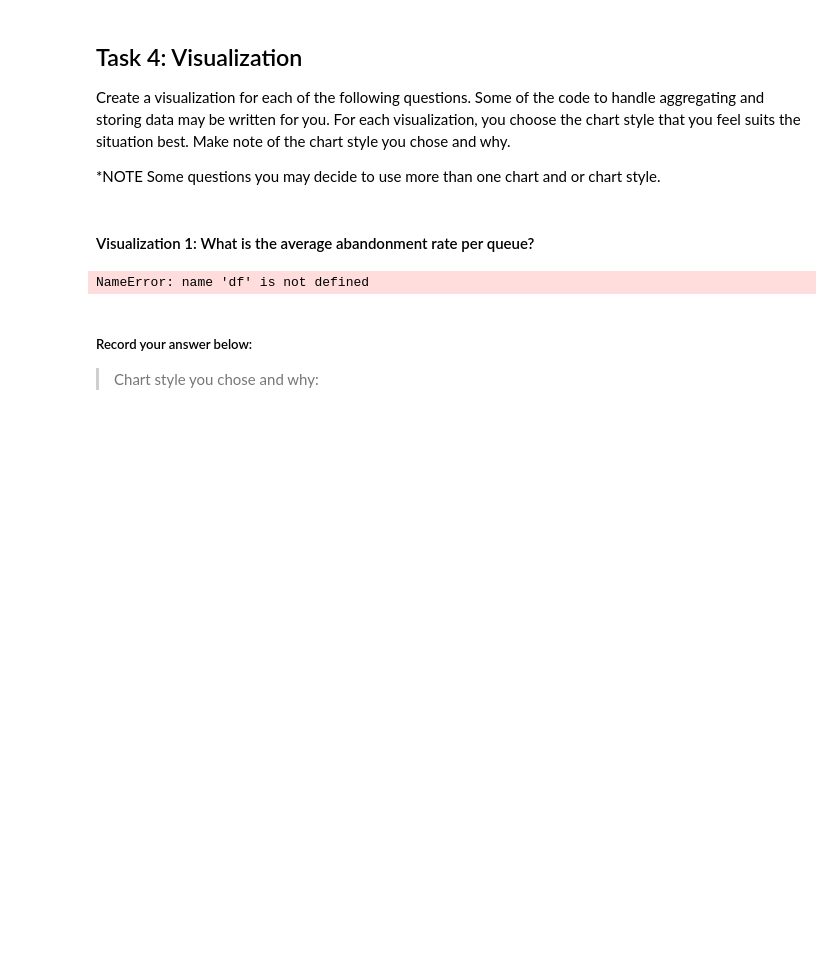
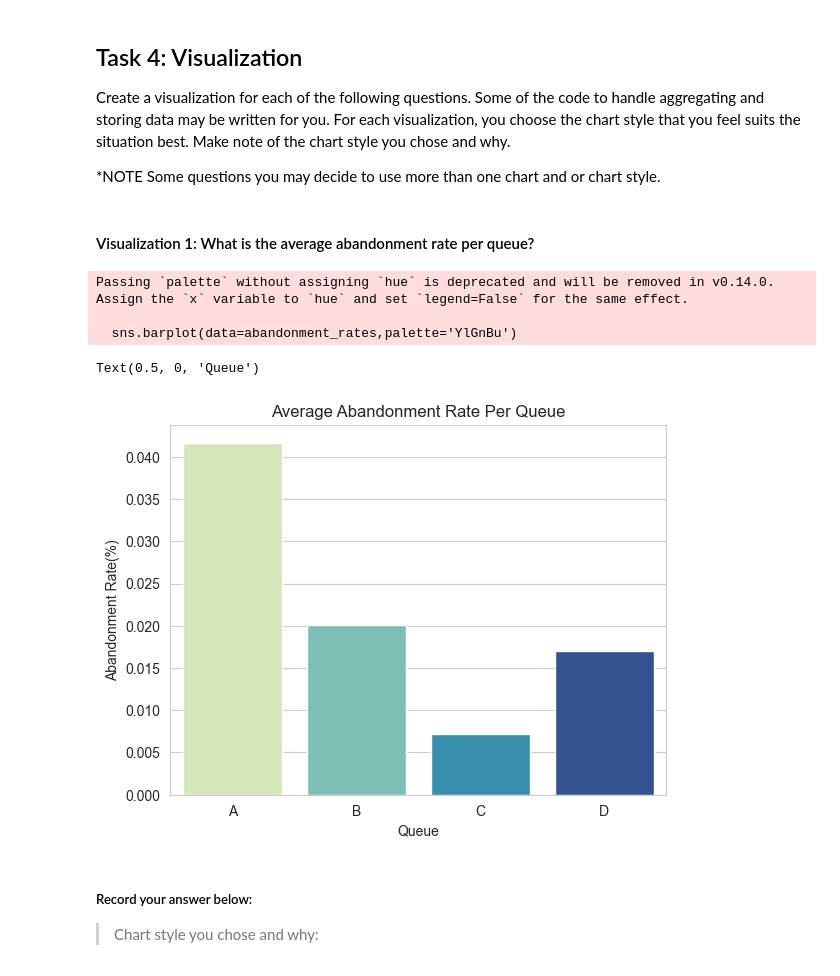
Before and after one commit to Jumbocar/call-center-cleanup-assignment, a Jupyter notebook: Call_Center_Cleanup.ipynb, the cells around one changed output. Drawn from its saved outputs; the diff is of its cells as text; code cells hidden in the pictures; blank space fills up the shorter version.

```diff
--- a/Call_Center_Cleanup.ipynb
+++ b/Call_Center_Cleanup.ipynb
@@ -116,10 +145,10 @@ Now you need to clean up the datasets. When cleaning the datasets, you may find
 #### Cleaning Question 1:  Is there any missing data and if yes explain what you would do with the missing data and why?
 # %%
 # Question 1 solution below
-north_df.isna().sum()
-north_df = north_df.fillna(0)
-south_df.isna().sum()
-south_df = south_df.fillna(0)
+# north_df.isna().sum()
+fill_north = north_df.fillna(0)
+# south_df.isna().sum()
+fill_south = south_df.fillna(0)
 # %% [markdown]
 #### Record your answer below:
 
@@ -161,6 +210,6 @@ Before you begin answering any questions, combine the two datasets together to c
 * Add additional code blocks as needed to show how you came to your conclusions. Add comments in your code blocks to help others understand your thinking. Record your answer below.
 # %%
 # Create dataframe for the entire company named df
-df = pd.concat([north_df,south_df])
+df = pd.concat([fill_north,fill_south])
 # I used the merge function to combine the north and south dataframes into one.
 df
@@ -257,17 +358,26 @@ Create a visualization for each of the following questions. Some of the code to
 # %%
 # Create visualization 1 here
 # Import any additional libraries needed with alias
-
+import seaborn as sns
 # The dictionary abandonment_rates has the data you need.
 abandonment_rates = {}
 queues = ["A", "B", "C", "D"]
 queue_dict = df.groupby("Queue").agg("sum")
 for i in range(4):
     abandonment_rates[queues[i]] = queue_dict["Abandoned"][i] / queue_dict["Calls"][i]
 
 #Your code below:
+sns.set_style('whitegrid')
+sns.barplot(data=abandonment_rates,palette='YlGnBu')
+plt.title("Average Abandonment Rate Per Queue")
+plt.ylabel('Abandonment Rate(%)')
+plt.xlabel('Queue')
 # %% [output]
-NameError: name 'df' is not defined
+Passing `palette` without assigning `hue` is deprecated and will be removed in v0.14.0. Assign the `x` variable to `hue` and set `legend=False` for the same effect.
+
+  sns.barplot(data=abandonment_rates,palette='YlGnBu')
+Text(0.5, 0, 'Queue')
+[figure, added]
 # %% [markdown]
 ##### Record your answer below:
 
```
Also changed, not shown: parts of 21 cells of this notebook.
